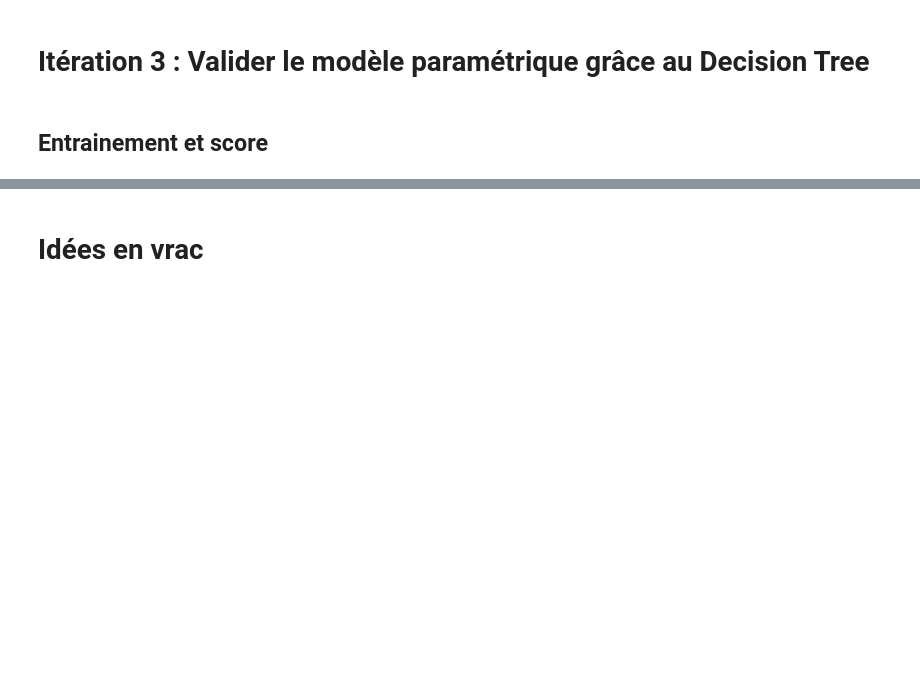
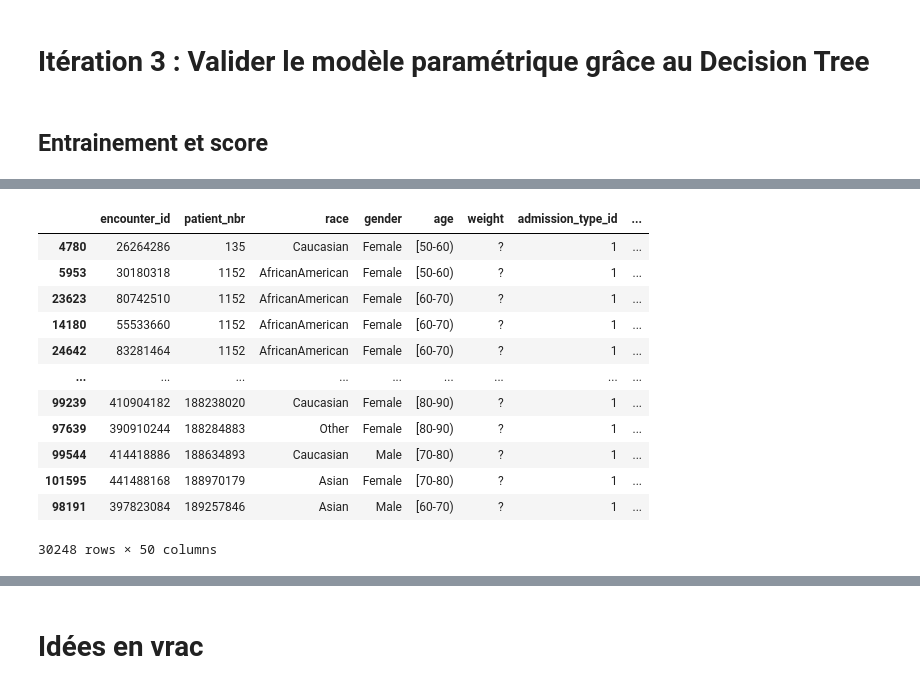
Before and after one commit to Gwendelina/130US_diabete, a Jupyter notebook: 130US_diabete.ipynb, the cells around one changed output, grey strips where cells are left out. Cells and saved outputs as stored; diff of their text form; code cells hidden in the pictures; blank space fills up the shorter version.

```diff
--- a/130US_diabete.ipynb
+++ b/130US_diabete.ipynb
@@ -2786,0 +2630,17 @@ plt.legend()
+# %%
+analyse = test[test.duplicated(subset = 'patient_nbr')].sort_values(by='encounter_id', ascending=False).sort_values(by='patient_nbr')
+analyse
+# %% [output]
+|  | encounter_id | patient_nbr | race | gender | age | weight | admission_type_id | ... |
+| 4780 | 26264286 | 135 | Caucasian | Female | [50-60) | ? | 1 | ... |
+| 5953 | 30180318 | 1152 | AfricanAmerican | Female | [50-60) | ? | 1 | ... |
+| 23623 | 80742510 | 1152 | AfricanAmerican | Female | [60-70) | ? | 1 | ... |
+| 14180 | 55533660 | 1152 | AfricanAmerican | Female | [60-70) | ? | 1 | ... |
+| 24642 | 83281464 | 1152 | AfricanAmerican | Female | [60-70) | ? | 1 | ... |
+| ... | ... | ... | ... | ... | ... | ... | ... | ... |
+| 99239 | 410904182 | 188238020 | Caucasian | Female | [80-90) | ? | 1 | ... |
+| 97639 | 390910244 | 188284883 | Other | Female | [80-90) | ? | 1 | ... |
+| 99544 | 414418886 | 188634893 | Caucasian | Male | [70-80) | ? | 1 | ... |
+| 101595 | 441488168 | 188970179 | Asian | Female | [70-80) | ? | 1 | ... |
+| 98191 | 397823084 | 189257846 | Asian | Male | [60-70) | ? | 1 | ... |
+30248 rows × 50 columns
```
Also changed, not shown: parts of 242 cells of this notebook.
